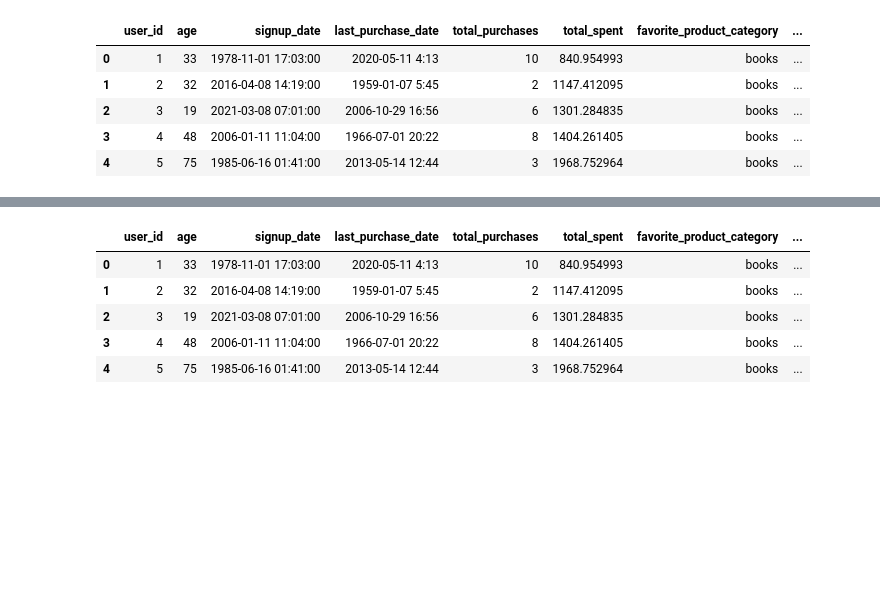
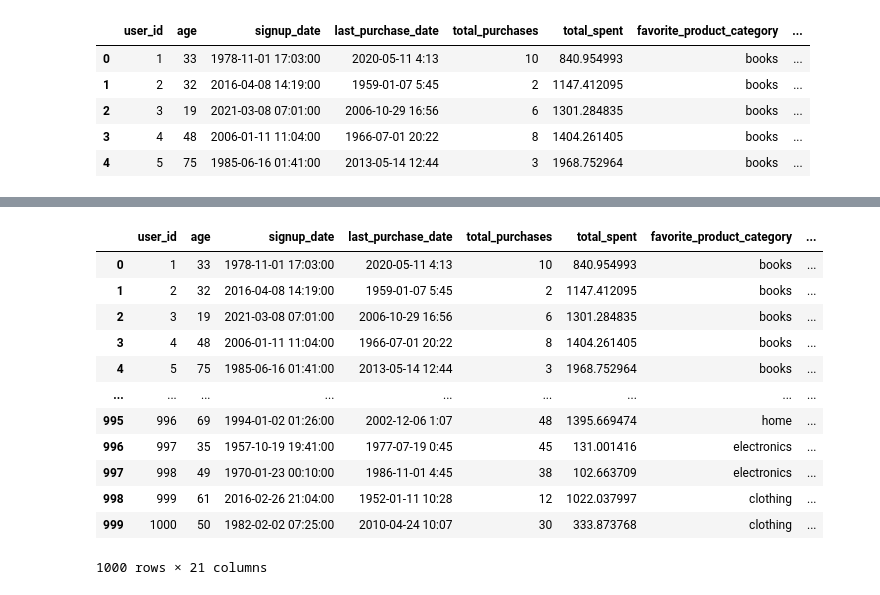
Before and after one commit to vicky887766/schulich-6666, a Jupyter notebook: Class 5 practice.ipynb, the cells around one changed output, grey strips where cells are left out. Drawn from its saved outputs; the diff is of its cells as text; code cells hidden in the pictures; blank space fills up the shorter version.

```diff
--- a/Class 5 practice.ipynb
+++ b/Class 5 practice.ipynb
@@ -149,7 +150,7 @@ df.head()
 | 3 | 4 | 48 | 2006-01-11 11:04:00 | 1966-07-01 20:22 | 8 | 1404.261405 | books | ... |
 | 4 | 5 | 75 | 1985-06-16 01:41:00 | 2013-05-14 12:44 | 3 | 1968.752964 | books | ... |
 # %%
-email_domain_mapping = {'gmail.com': 0, 'yahoo.com': 1, 'yahoo.com':2, }
+email_domain_mapping = {'gmail.com': 2, 'yahoo.com': 3, 'hotmail.com':4}
 df['email_domain'] = df['email_domain'].map(email_domain_mapping)
 # %%
 email_domain_dummies = pd.get_dummies(df['email_domain'])
@@ -156,9 +166,18 @@ email_domain_dummies = pd.get_dummies(df['email_domain'])
+# %%
+df = pd.concat([df,email_domain_dummies], axis=1)
 # %%
-df.head()
+df
 # %% [output]
 |  | user_id | age | signup_date | last_purchase_date | total_purchases | total_spent | favorite_product_category | ... |
 | 0 | 1 | 33 | 1978-11-01 17:03:00 | 2020-05-11 4:13 | 10 | 840.954993 | books | ... |
 | 1 | 2 | 32 | 2016-04-08 14:19:00 | 1959-01-07 5:45 | 2 | 1147.412095 | books | ... |
 | 2 | 3 | 19 | 2021-03-08 07:01:00 | 2006-10-29 16:56 | 6 | 1301.284835 | books | ... |
 | 3 | 4 | 48 | 2006-01-11 11:04:00 | 1966-07-01 20:22 | 8 | 1404.261405 | books | ... |
 | 4 | 5 | 75 | 1985-06-16 01:41:00 | 2013-05-14 12:44 | 3 | 1968.752964 | books | ... |
+| ... | ... | ... | ... | ... | ... | ... | ... | ... |
+| 995 | 996 | 69 | 1994-01-02 01:26:00 | 2002-12-06 1:07 | 48 | 1395.669474 | home | ... |
+| 996 | 997 | 35 | 1957-10-19 19:41:00 | 1977-07-19 0:45 | 45 | 131.001416 | electronics | ... |
+| 997 | 998 | 49 | 1970-01-23 00:10:00 | 1986-11-01 4:45 | 38 | 102.663709 | electronics | ... |
+| 998 | 999 | 61 | 2016-02-26 21:04:00 | 1952-01-11 10:28 | 12 | 1022.037997 | clothing | ... |
+| 999 | 1000 | 50 | 1982-02-02 07:25:00 | 2010-04-24 10:07 | 30 | 333.873768 | clothing | ... |
+1000 rows × 21 columns
```
Also changed, not shown: parts of 4 cells of this notebook.
